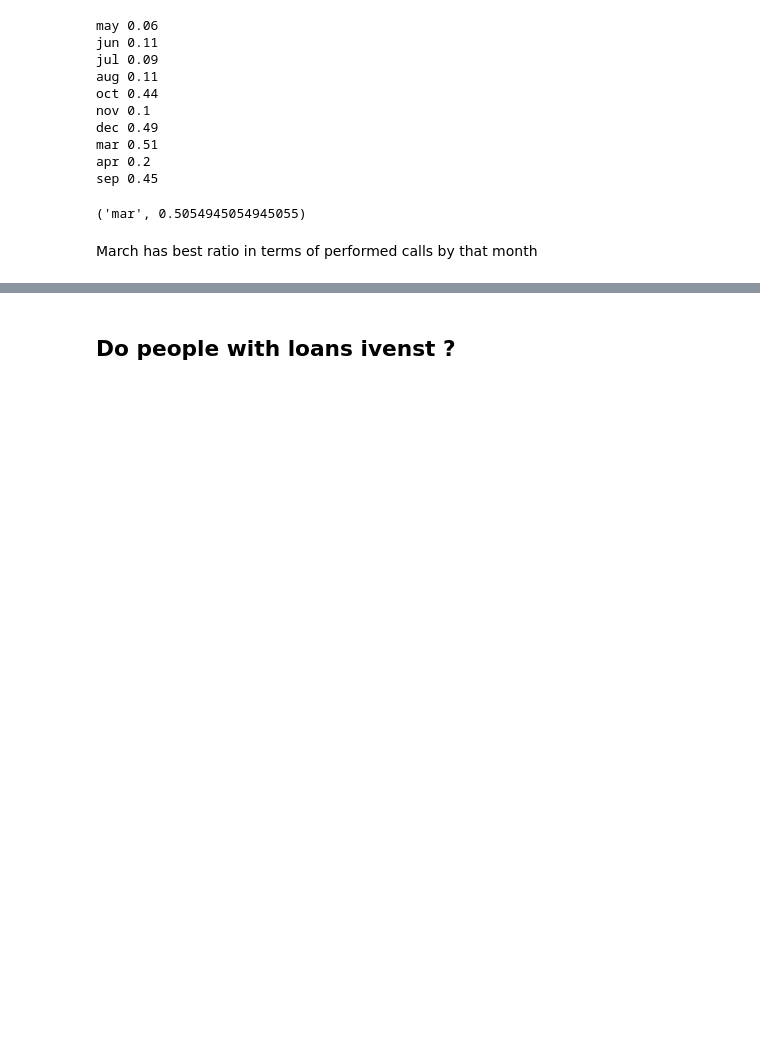
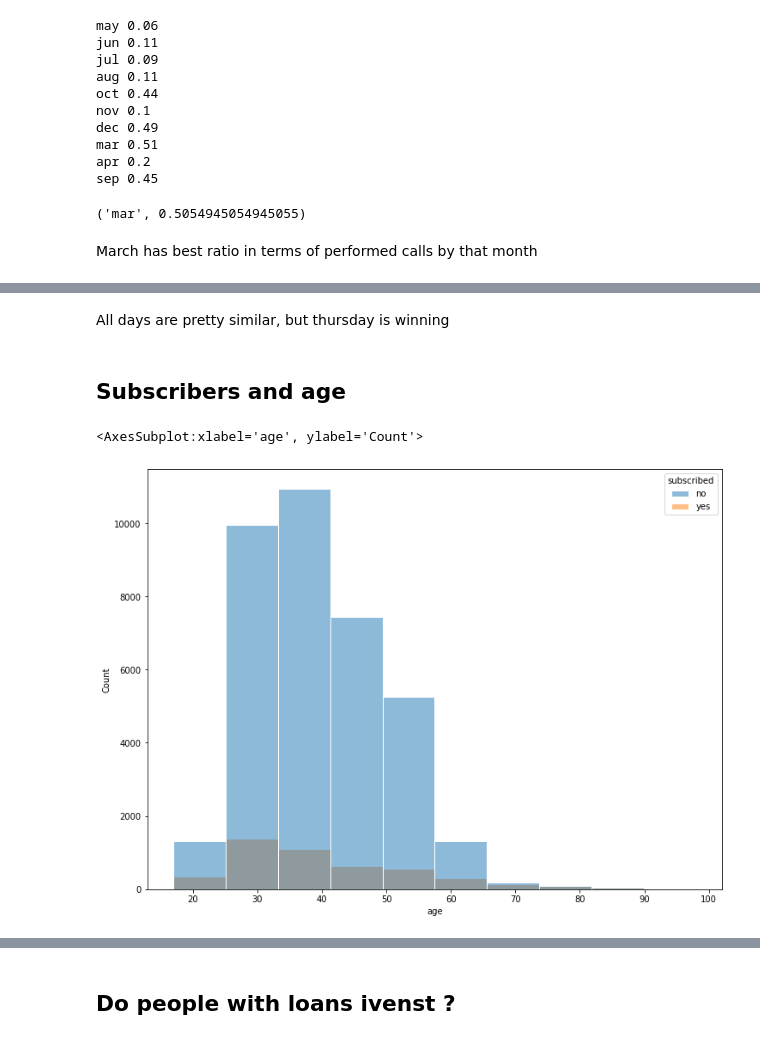
Before and after one commit to smidlma/zsu, a Jupyter notebook: project/smi0116.ipynb, the cells around one changed output, grey strips where cells are left out. Drawn from its saved outputs; the diff is of its cells as text; code cells hidden in the pictures; blank space fills up the shorter version.

```diff
--- a/project/smi0116.ipynb
+++ b/project/smi0116.ipynb
@@ -278,0 +329,10 @@ March has best ratio in terms of performed calls by that month
+# %% [markdown]
+All days are pretty similar, but thursday is winning
+# %% [markdown]
+## Subscribers and age
+# %%
+fig = plt.figure(figsize=(12, 9))
+sns.histplot(data=df, x=df.age, edgecolor='white', color='green' ,hue=df.subscribed, bins=10)
+# %% [output]
+<AxesSubplot:xlabel='age', ylabel='Count'>
+[figure, added]
```
Also changed, not shown: parts of 42 cells of this notebook.
